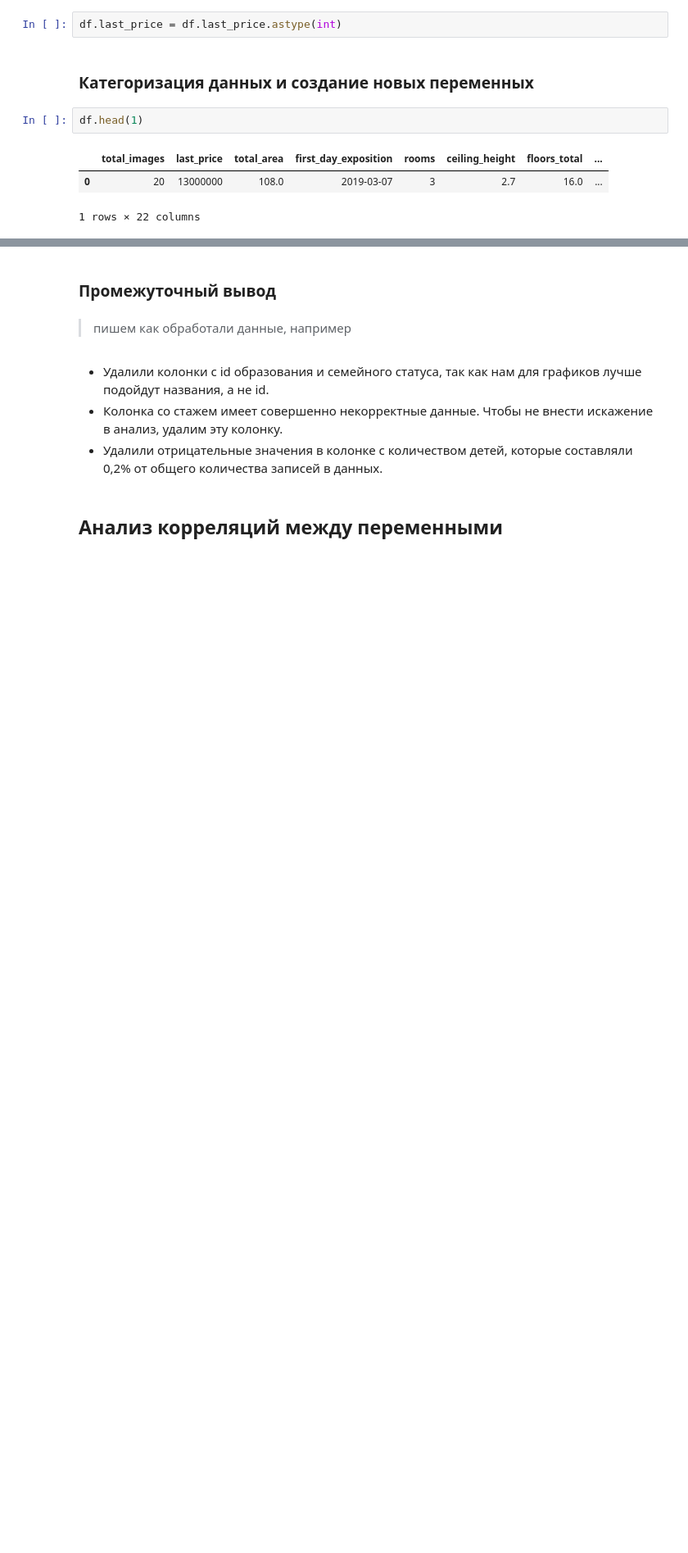
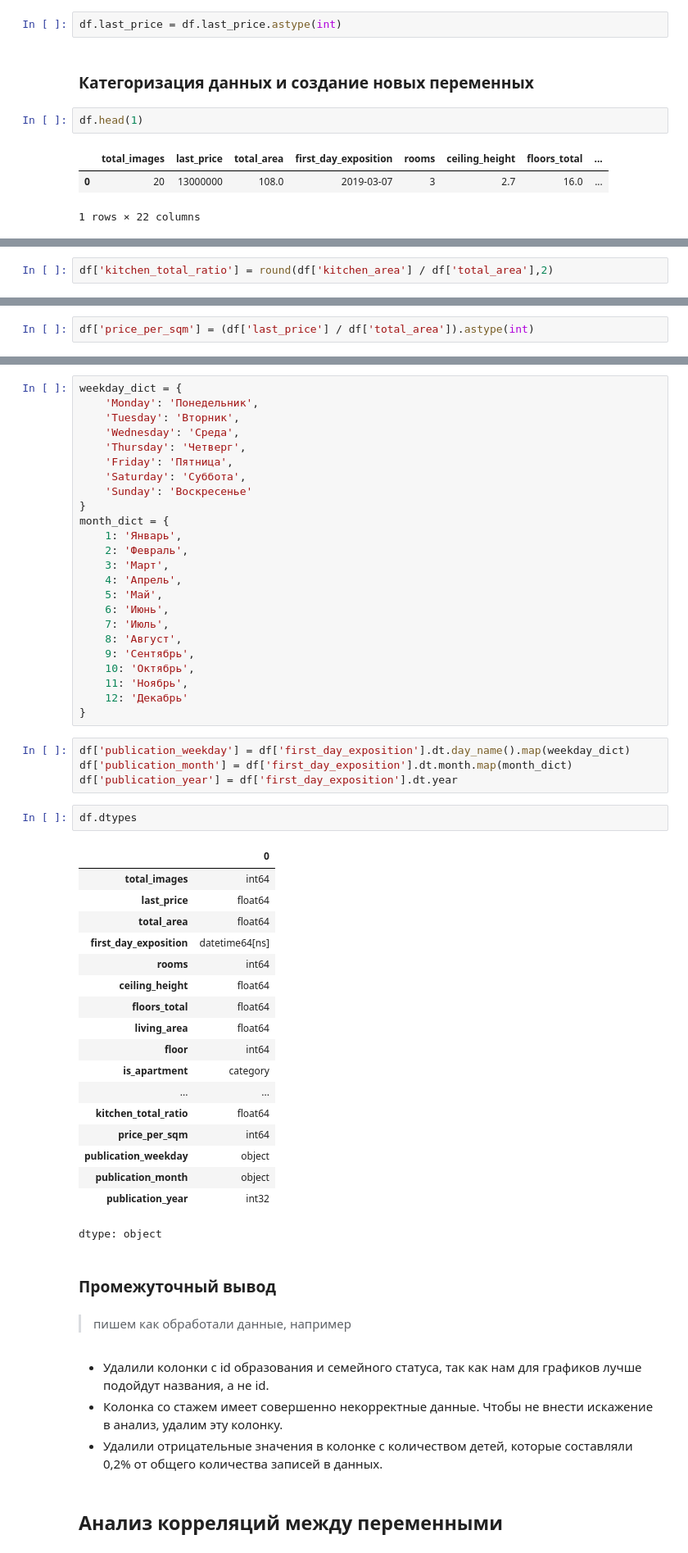
Before and after one commit to PAGriAnalytics/pagri-projects, a Jupyter notebook: quarto/projects/housing-ads-investigation/housing_ads_investigation.ipynb, the cells around one changed output, grey strips where cells are left out. Shown at 82% size. Saved outputs shown, nothing was run; the diff lists cells and outputs as text; blank space fills up the shorter version.

```diff
--- a/quarto/projects/housing-ads-investigation/housing_ads_investigation.ipynb
+++ b/quarto/projects/housing-ads-investigation/housing_ads_investigation.ipynb
@@ -1002,0 +947,2 @@ Name: age_cat, dtype: int64
+# %%
+df['kitchen_total_ratio'] = round(df['kitchen_area'] / df['total_area'],2)
@@ -1002,0 +951,2 @@ Name: age_cat, dtype: int64
+# %%
+df['price_per_sqm'] = (df['last_price'] / df['total_area']).astype(int)
@@ -1003,3 +955,52 @@ Name: age_cat, dtype: int64
+# %%
+weekday_dict = {
+    'Monday': 'Понедельник',
+    'Tuesday': 'Вторник',
+    'Wednesday': 'Среда',
+    'Thursday': 'Четверг',
+    'Friday': 'Пятница',
+    'Saturday': 'Суббота',
+    'Sunday': 'Воскресенье'
+}
+month_dict = {
+    1: 'Январь',
+    2: 'Февраль',
+    3: 'Март',
+    4: 'Апрель',
+    5: 'Май',
+    6: 'Июнь',
+    7: 'Июль',
+    8: 'Август',
+    9: 'Сентябрь',
+    10: 'Октябрь',
+    11: 'Ноябрь',
+    12: 'Декабрь'
+}
+# %%
+df['publication_weekday'] = df['first_day_exposition'].dt.day_name().map(weekday_dict)
+df['publication_month'] = df['first_day_exposition'].dt.month.map(month_dict)
+df['publication_year'] = df['first_day_exposition'].dt.year
+# %%
+df.dtypes
+# %% [output]
+|  | 0 |
+| total_images | int64 |
+| last_price | float64 |
+| total_area | float64 |
+| first_day_exposition | datetime64[ns] |
+| rooms | int64 |
+| ceiling_height | float64 |
+| floors_total | float64 |
+| living_area | float64 |
+| floor | int64 |
+| is_apartment | category |
+| ... | ... |
+| kitchen_total_ratio | float64 |
+| price_per_sqm | int64 |
+| publication_weekday | object |
+| publication_month | object |
+| publication_year | int32 |
+dtype: object
 # %% [markdown]
 ### Промежуточный вывод
 # %% [markdown]
```
Also changed, not shown: parts of 33 cells of this notebook.
